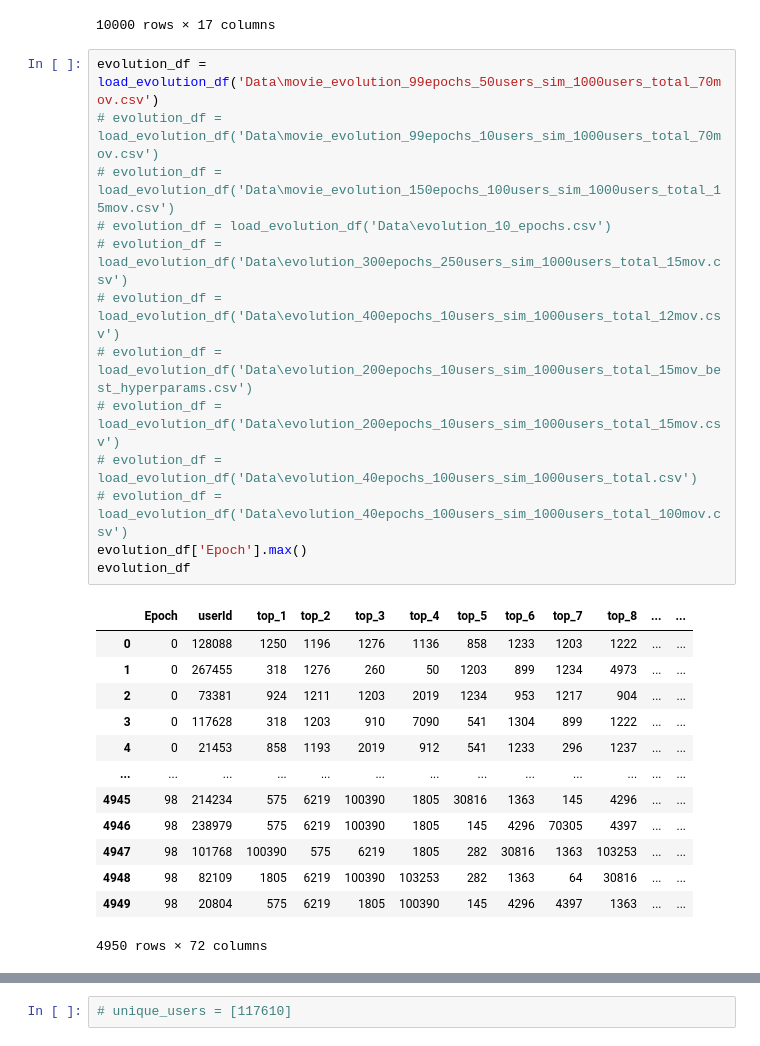
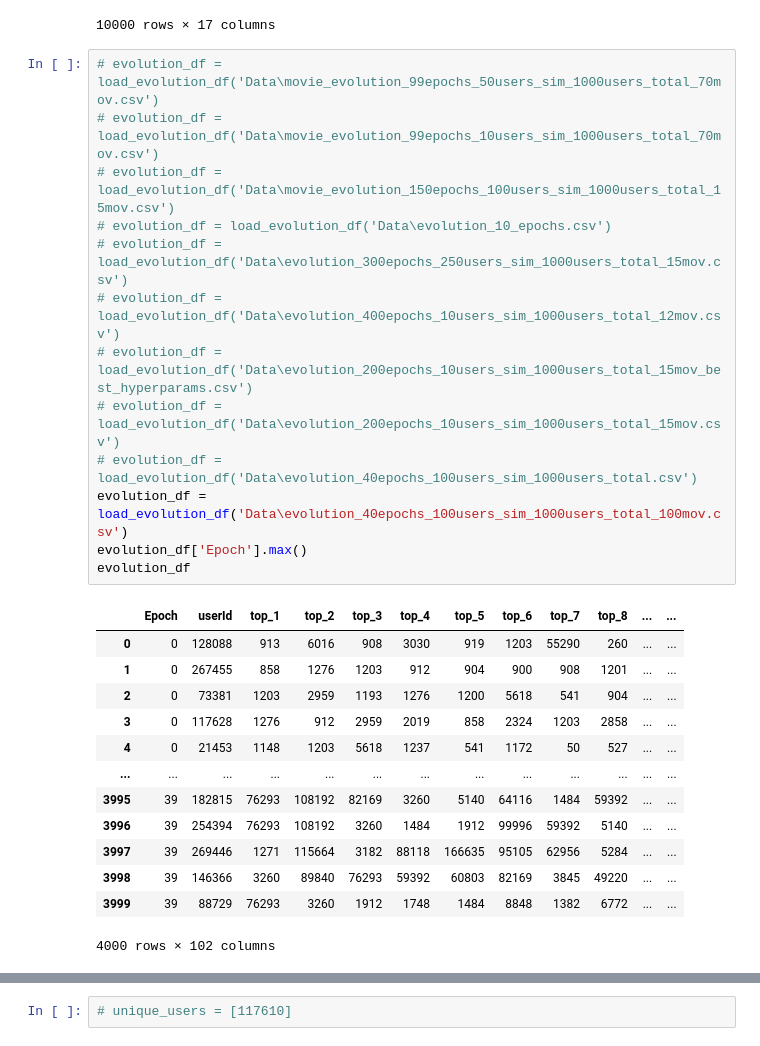
Before and after one commit to enoordeh/WestCoastDatathon, a Jupyter notebook: diversity.ipynb, the cells around one changed output, grey strips where cells are left out. Saved outputs shown, nothing was run; the diff lists cells and outputs as text.

```diff
--- a/diversity.ipynb
+++ b/diversity.ipynb
@@ -184,32 +199,32 @@ evolution_df
 | 9999 | 9 | 195895 | 27156 | 5292 | 6858 | 3134 | 6433 | 76111 | 3362 | 3077 | 55052 | ... |
 10000 rows × 17 columns
 # %%
-evolution_df = load_evolution_df('Data\movie_evolution_99epochs_50users_sim_1000users_total_70mov.csv')
+# evolution_df = load_evolution_df('Data\movie_evolution_99epochs_50users_sim_1000users_total_70mov.csv')
 # evolution_df = load_evolution_df('Data\movie_evolution_99epochs_10users_sim_1000users_total_70mov.csv')
 # evolution_df = load_evolution_df('Data\movie_evolution_150epochs_100users_sim_1000users_total_15mov.csv')
 # evolution_df = load_evolution_df('Data\evolution_10_epochs.csv')
 # evolution_df = load_evolution_df('Data\evolution_300epochs_250users_sim_1000users_total_15mov.csv')
 # evolution_df = load_evolution_df('Data\evolution_400epochs_10users_sim_1000users_total_12mov.csv')
 # evolution_df = load_evolution_df('Data\evolution_200epochs_10users_sim_1000users_total_15mov_best_hyperparams.csv')
 # evolution_df = load_evolution_df('Data\evolution_200epochs_10users_sim_1000users_total_15mov.csv')
 # evolution_df = load_evolution_df('Data\evolution_40epochs_100users_sim_1000users_total.csv')
-# evolution_df = load_evolution_df('Data\evolution_40epochs_100users_sim_1000users_total_100mov.csv')
+evolution_df = load_evolution_df('Data\evolution_40epochs_100users_sim_1000users_total_100mov.csv')
 evolution_df['Epoch'].max()
 evolution_df
 # %% [output]
 |  | Epoch | userId | top_1 | top_2 | top_3 | top_4 | top_5 | top_6 | top_7 | top_8 | ... | ... |
-| 0 | 0 | 128088 | 1250 | 1196 | 1276 | 1136 | 858 | 1233 | 1203 | 1222 | ... | ... |
-| 1 | 0 | 267455 | 318 | 1276 | 260 | 50 | 1203 | 899 | 1234 | 4973 | ... | ... |
-| 2 | 0 | 73381 | 924 | 1211 | 1203 | 2019 | 1234 | 953 | 1217 | 904 | ... | ... |
-| 3 | 0 | 117628 | 318 | 1203 | 910 | 7090 | 541 | 1304 | 899 | 1222 | ... | ... |
-| 4 | 0 | 21453 | 858 | 1193 | 2019 | 912 | 541 | 1233 | 296 | 1237 | ... | ... |
+| 0 | 0 | 128088 | 913 | 6016 | 908 | 3030 | 919 | 1203 | 55290 | 260 | ... | ... |
+| 1 | 0 | 267455 | 858 | 1276 | 1203 | 912 | 904 | 900 | 908 | 1201 | ... | ... |
+| 2 | 0 | 73381 | 1203 | 2959 | 1193 | 1276 | 1200 | 5618 | 541 | 904 | ... | ... |
+| 3 | 0 | 117628 | 1276 | 912 | 2959 | 2019 | 858 | 2324 | 1203 | 2858 | ... | ... |
+| 4 | 0 | 21453 | 1148 | 1203 | 5618 | 1237 | 541 | 1172 | 50 | 527 | ... | ... |
 | ... | ... | ... | ... | ... | ... | ... | ... | ... | ... | ... | ... | ... |
-| 4945 | 98 | 214234 | 575 | 6219 | 100390 | 1805 | 30816 | 1363 | 145 | 4296 | ... | ... |
-| 4946 | 98 | 238979 | 575 | 6219 | 100390 | 1805 | 145 | 4296 | 70305 | 4397 | ... | ... |
-| 4947 | 98 | 101768 | 100390 | 575 | 6219 | 1805 | 282 | 30816 | 1363 | 103253 | ... | ... |
-| 4948 | 98 | 82109 | 1805 | 6219 | 100390 | 103253 | 282 | 1363 | 64 | 30816 | ... | ... |
-| 4949 | 98 | 20804 | 575 | 6219 | 1805 | 100390 | 145 | 4296 | 4397 | 1363 | ... | ... |
+| 3995 | 39 | 182815 | 76293 | 108192 | 82169 | 3260 | 5140 | 64116 | 1484 | 59392 | ... | ... |
+| 3996 | 39 | 254394 | 76293 | 108192 | 3260 | 1484 | 1912 | 99996 | 59392 | 5140 | ... | ... |
+| 3997 | 39 | 269446 | 1271 | 115664 | 3182 | 88118 | 166635 | 95105 | 62956 | 5284 | ... | ... |
+| 3998 | 39 | 146366 | 3260 | 89840 | 76293 | 59392 | 60803 | 82169 | 3845 | 49220 | ... | ... |
+| 3999 | 39 | 88729 | 76293 | 3260 | 1912 | 1748 | 1484 | 8848 | 1382 | 6772 | ... | ... |
-4950 rows × 72 columns
+4000 rows × 102 columns
 # %%
 def get_user_recommended_diversity(userID,epoch):
     tdf = evolution_df[(evolution_df['Epoch']==epoch) & (evolution_df['userId']==userID)]
```
Also changed, not shown: parts of 6 cells of this notebook.
